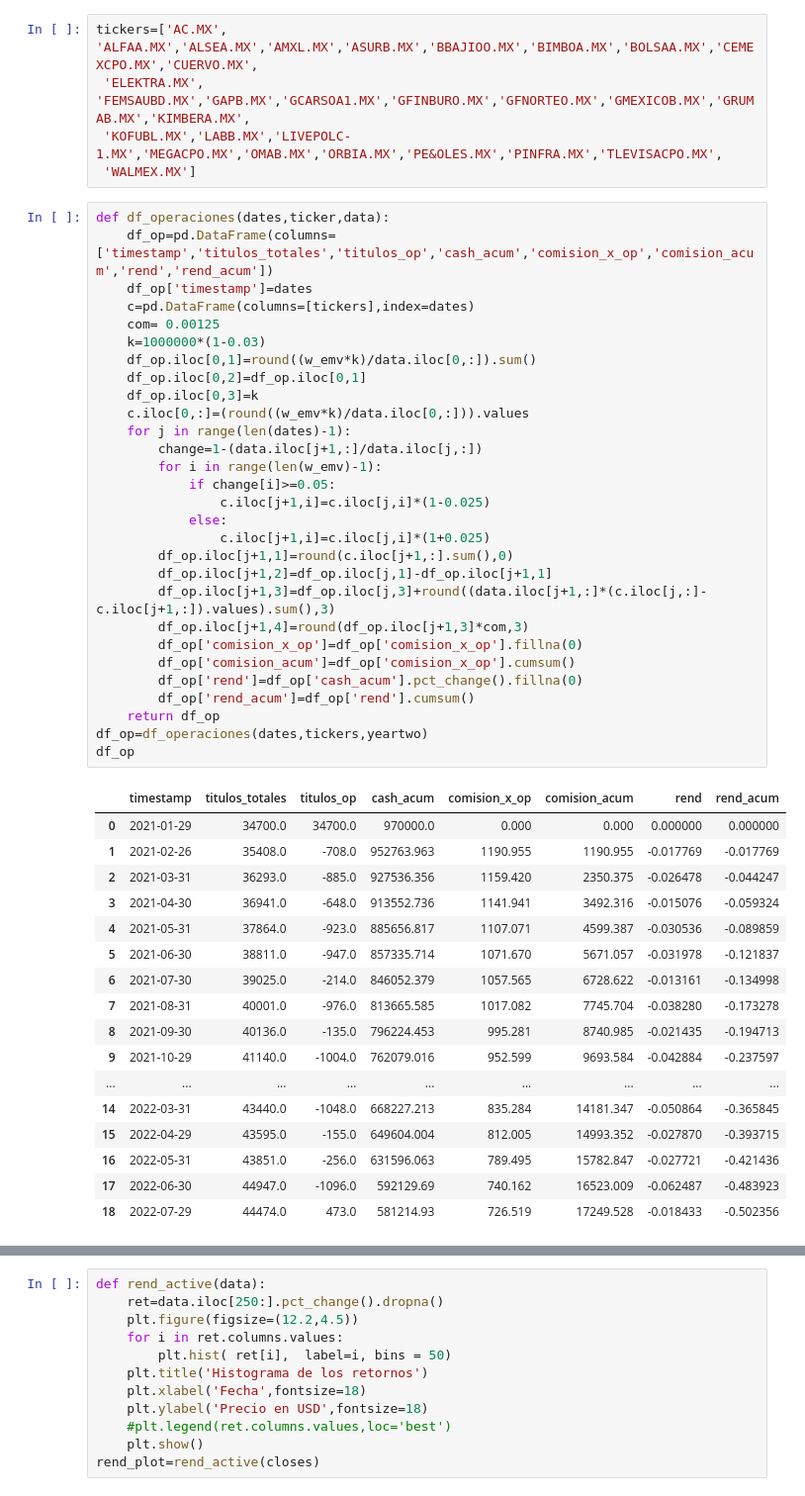
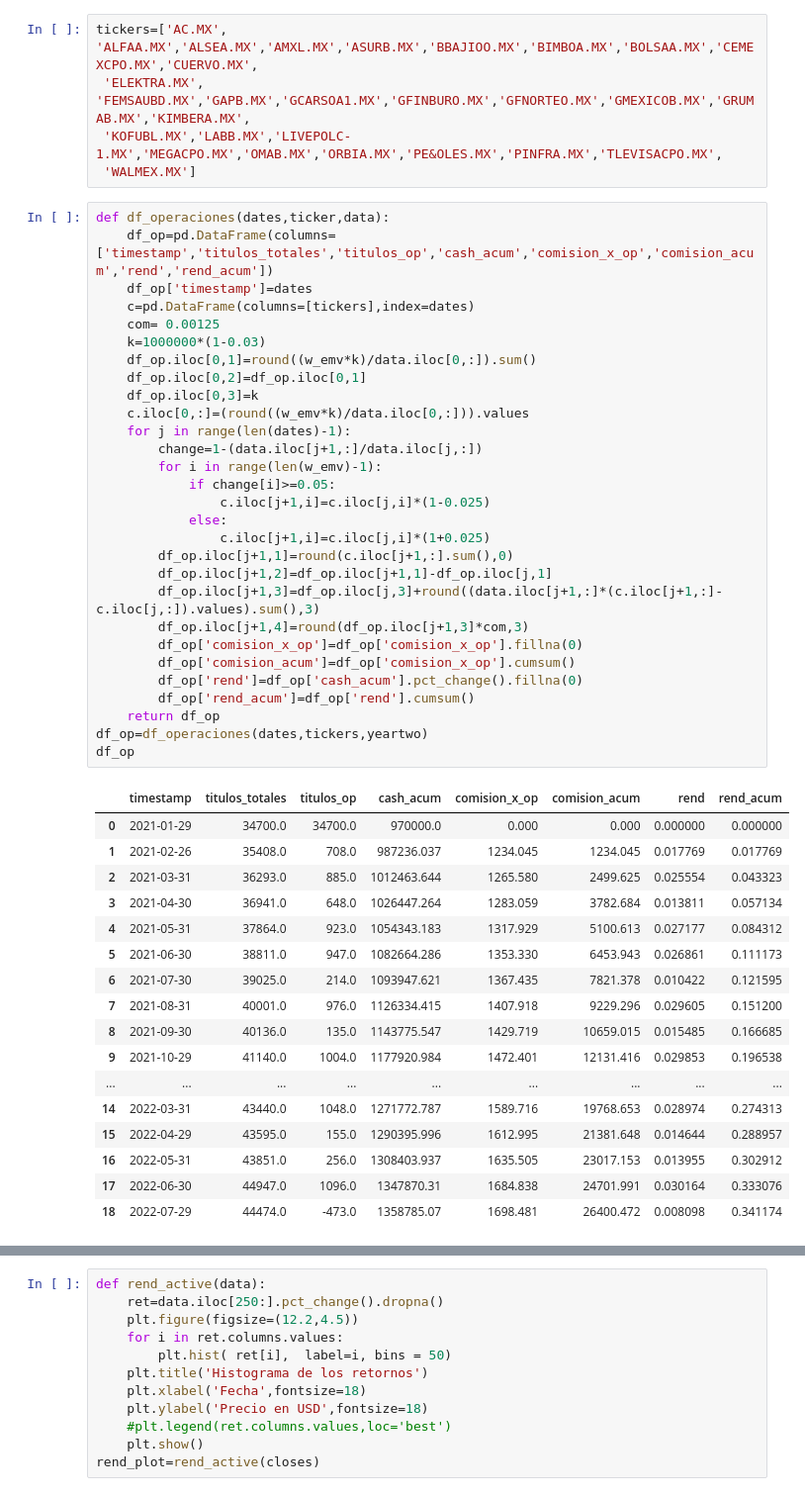
Before and after one commit to FridaHernandezL/Laboratorio1_MyST, a Jupyter notebook: Activas_Borrador.ipynb, the cells around one changed output, grey strips where cells are left out. Shown: that part at 99% size. Drawn from its saved outputs; the diff is of its cells as text.

```diff
--- a/Activas_Borrador.ipynb
+++ b/Activas_Borrador.ipynb
@@ -232,47 +248,47 @@ tickers=['AC.MX', 'ALFAA.MX','ALSEA.MX','AMXL.MX','ASURB.MX','BBAJIOO.MX','BIMBO
 # %%
 def df_operaciones(dates,ticker,data):
     df_op=pd.DataFrame(columns=['timestamp','titulos_totales','titulos_op','cash_acum','comision_x_op','comision_acum','rend','rend_acum'])
     df_op['timestamp']=dates
     c=pd.DataFrame(columns=[tickers],index=dates)
     com= 0.00125
     k=1000000*(1-0.03)
     df_op.iloc[0,1]=round((w_emv*k)/data.iloc[0,:]).sum()
     df_op.iloc[0,2]=df_op.iloc[0,1]
     df_op.iloc[0,3]=k
     c.iloc[0,:]=(round((w_emv*k)/data.iloc[0,:])).values
     for j in range(len(dates)-1):
         change=1-(data.iloc[j+1,:]/data.iloc[j,:])
         for i in range(len(w_emv)-1):
             if change[i]>=0.05:
                 c.iloc[j+1,i]=c.iloc[j,i]*(1-0.025)
             else:
                 c.iloc[j+1,i]=c.iloc[j,i]*(1+0.025)
         df_op.iloc[j+1,1]=round(c.iloc[j+1,:].sum(),0)
-        df_op.iloc[j+1,2]=df_op.iloc[j,1]-df_op.iloc[j+1,1]
-        df_op.iloc[j+1,3]=df_op.iloc[j,3]+round((data.iloc[j+1,:]*(c.iloc[j,:]-c.iloc[j+1,:]).values).sum(),3)
+        df_op.iloc[j+1,2]=df_op.iloc[j+1,1]-df_op.iloc[j,1]
+        df_op.iloc[j+1,3]=df_op.iloc[j,3]+round((data.iloc[j+1,:]*(c.iloc[j+1,:]-c.iloc[j,:]).values).sum(),3)
         df_op.iloc[j+1,4]=round(df_op.iloc[j+1,3]*com,3)
         df_op['comision_x_op']=df_op['comision_x_op'].fillna(0)
         df_op['comision_acum']=df_op['comision_x_op'].cumsum()
         df_op['rend']=df_op['cash_acum'].pct_change().fillna(0)
         df_op['rend_acum']=df_op['rend'].cumsum()
     return df_op
 df_op=df_operaciones(dates,tickers,yeartwo)
 df_op
 # %% [output]
 |  | timestamp | titulos_totales | titulos_op | cash_acum | comision_x_op | comision_acum | rend | rend_acum |
 | 0 | 2021-01-29 | 34700.0 | 34700.0 | 970000.0 | 0.000 | 0.000 | 0.000000 | 0.000000 |
-| 1 | 2021-02-26 | 35408.0 | -708.0 | 952763.963 | 1190.955 | 1190.955 | -0.017769 | -0.017769 |
-| 2 | 2021-03-31 | 36293.0 | -885.0 | 927536.356 | 1159.420 | 2350.375 | -0.026478 | -0.044247 |
-| 3 | 2021-04-30 | 36941.0 | -648.0 | 913552.736 | 1141.941 | 3492.316 | -0.015076 | -0.059324 |
-| 4 | 2021-05-31 | 37864.0 | -923.0 | 885656.817 | 1107.071 | 4599.387 | -0.030536 | -0.089859 |
-| 5 | 2021-06-30 | 38811.0 | -947.0 | 857335.714 | 1071.670 | 5671.057 | -0.031978 | -0.121837 |
-| 6 | 2021-07-30 | 39025.0 | -214.0 | 846052.379 | 1057.565 | 6728.622 | -0.013161 | -0.134998 |
-| 7 | 2021-08-31 | 40001.0 | -976.0 | 813665.585 | 1017.082 | 7745.704 | -0.038280 | -0.173278 |
-| 8 | 2021-09-30 | 40136.0 | -135.0 | 796224.453 | 995.281 | 8740.985 | -0.021435 | -0.194713 |
-| 9 | 2021-10-29 | 41140.0 | -1004.0 | 762079.016 | 952.599 | 9693.584 | -0.042884 | -0.237597 |
+| 1 | 2021-02-26 | 35408.0 | 708.0 | 987236.037 | 1234.045 | 1234.045 | 0.017769 | 0.017769 |
+| 2 | 2021-03-31 | 36293.0 | 885.0 | 1012463.644 | 1265.580 | 2499.625 | 0.025554 | 0.043323 |
+| 3 | 2021-04-30 | 36941.0 | 648.0 | 1026447.264 | 1283.059 | 3782.684 | 0.013811 | 0.057134 |
+| 4 | 2021-05-31 | 37864.0 | 923.0 | 1054343.183 | 1317.929 | 5100.613 | 0.027177 | 0.084312 |
+| 5 | 2021-06-30 | 38811.0 | 947.0 | 1082664.286 | 1353.330 | 6453.943 | 0.026861 | 0.111173 |
+| 6 | 2021-07-30 | 39025.0 | 214.0 | 1093947.621 | 1367.435 | 7821.378 | 0.010422 | 0.121595 |
+| 7 | 2021-08-31 | 40001.0 | 976.0 | 1126334.415 | 1407.918 | 9229.296 | 0.029605 | 0.151200 |
+| 8 | 2021-09-30 | 40136.0 | 135.0 | 1143775.547 | 1429.719 | 10659.015 | 0.015485 | 0.166685 |
+| 9 | 2021-10-29 | 41140.0 | 1004.0 | 1177920.984 | 1472.401 | 12131.416 | 0.029853 | 0.196538 |
 | ... | ... | ... | ... | ... | ... | ... | ... | ... |
-| 14 | 2022-03-31 | 43440.0 | -1048.0 | 668227.213 | 835.284 | 14181.347 | -0.050864 | -0.365845 |
-| 15 | 2022-04-29 | 43595.0 | -155.0 | 649604.004 | 812.005 | 14993.352 | -0.027870 | -0.393715 |
-| 16 | 2022-05-31 | 43851.0 | -256.0 | 631596.063 | 789.495 | 15782.847 | -0.027721 | -0.421436 |
-| 17 | 2022-06-30 | 44947.0 | -1096.0 | 592129.69 | 740.162 | 16523.009 | -0.062487 | -0.483923 |
-| 18 | 2022-07-29 | 44474.0 | 473.0 | 581214.93 | 726.519 | 17249.528 | -0.018433 | -0.502356 |
+| 14 | 2022-03-31 | 43440.0 | 1048.0 | 1271772.787 | 1589.716 | 19768.653 | 0.028974 | 0.274313 |
+| 15 | 2022-04-29 | 43595.0 | 155.0 | 1290395.996 | 1612.995 | 21381.648 | 0.014644 | 0.288957 |
+| 16 | 2022-05-31 | 43851.0 | 256.0 | 1308403.937 | 1635.505 | 23017.153 | 0.013955 | 0.302912 |
+| 17 | 2022-06-30 | 44947.0 | 1096.0 | 1347870.31 | 1684.838 | 24701.991 | 0.030164 | 0.333076 |
+| 18 | 2022-07-29 | 44474.0 | -473.0 | 1358785.07 | 1698.481 | 26400.472 | 0.008098 | 0.341174 |
```
Also changed, not shown: parts of 6 cells of this notebook, 4 other files.
